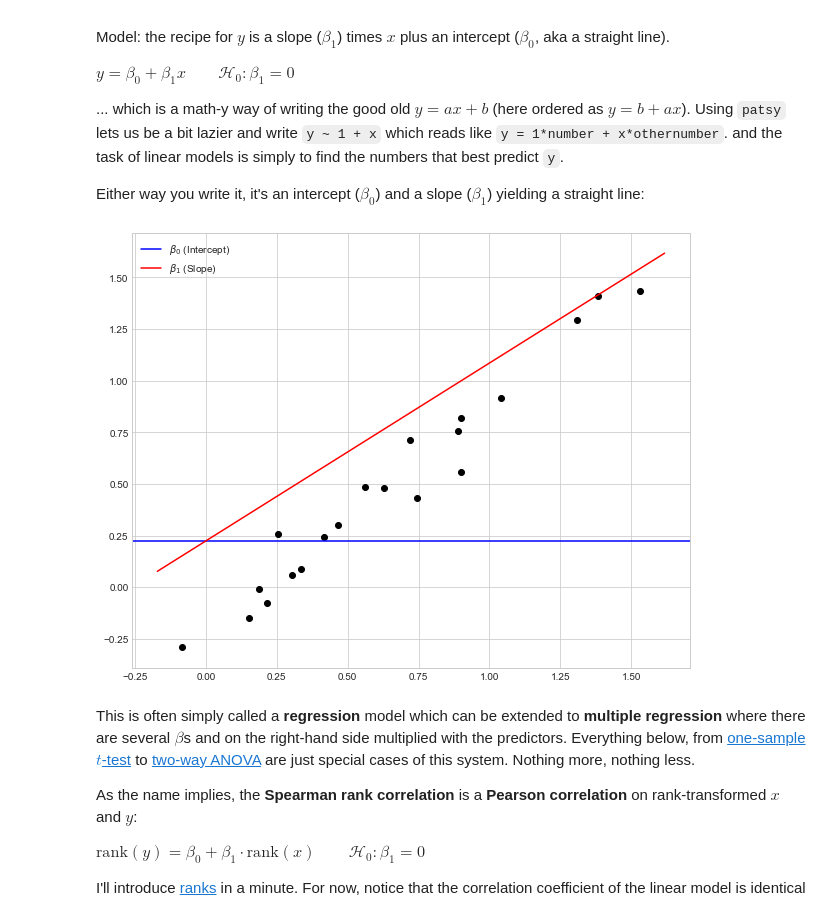
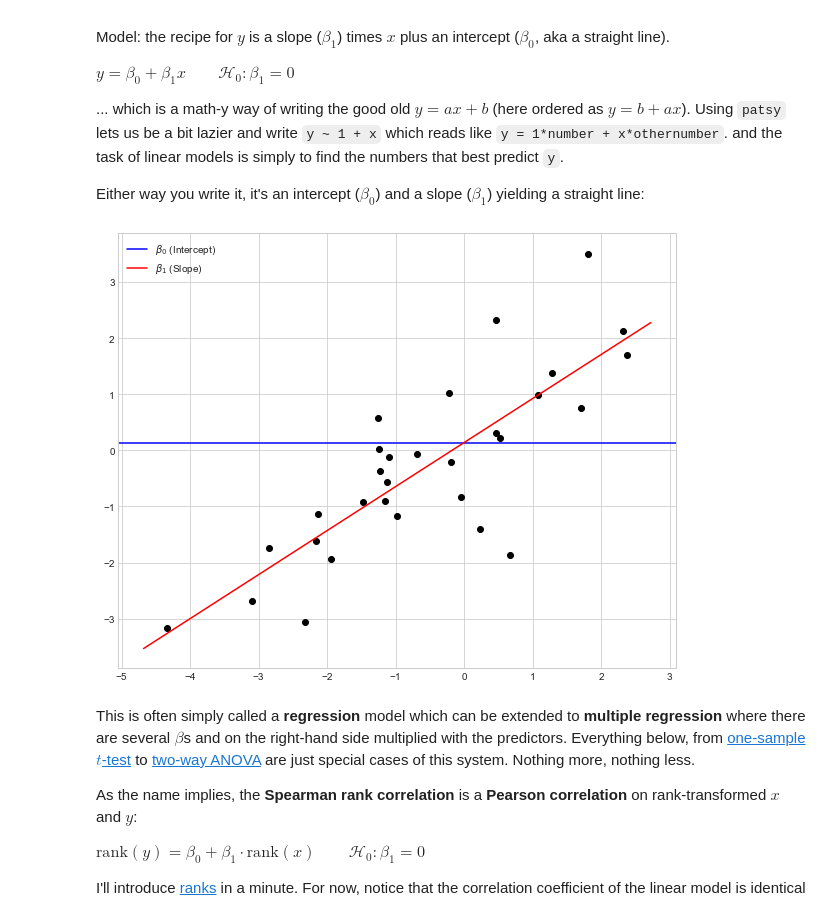
Before and after one commit to eigenfoo/tests-as-linear, a Jupyter notebook: tests-as-linear.ipynb, the cells around one changed output. Saved outputs shown, nothing was run; the diff lists cells and outputs as text; code cells hidden in the pictures.

```diff
--- a/tests-as-linear.ipynb
+++ b/tests-as-linear.ipynb
@@ -114,8 +97,8 @@ intercept, slope = res.params
 # %%
-plots.linear_regression_plot(correlated_data, intercept, slope)
+plots.linear_regression_plot()
 plt.show()
 # %% [output]
-[figure, old version]
+[figure, new version]
 # %% [markdown]
 This is often simply called a **regression** model which can be extended to **multiple regression** where there are several $\beta$s and on the right-hand side multiplied with the predictors. Everything below, from [one-sample $t$-test](#t1) to [two-way ANOVA](#anova2) are just special cases of this system. Nothing more, nothing less.
 
```
Also changed, not shown: parts of 18 cells of this notebook, 1 other file.
